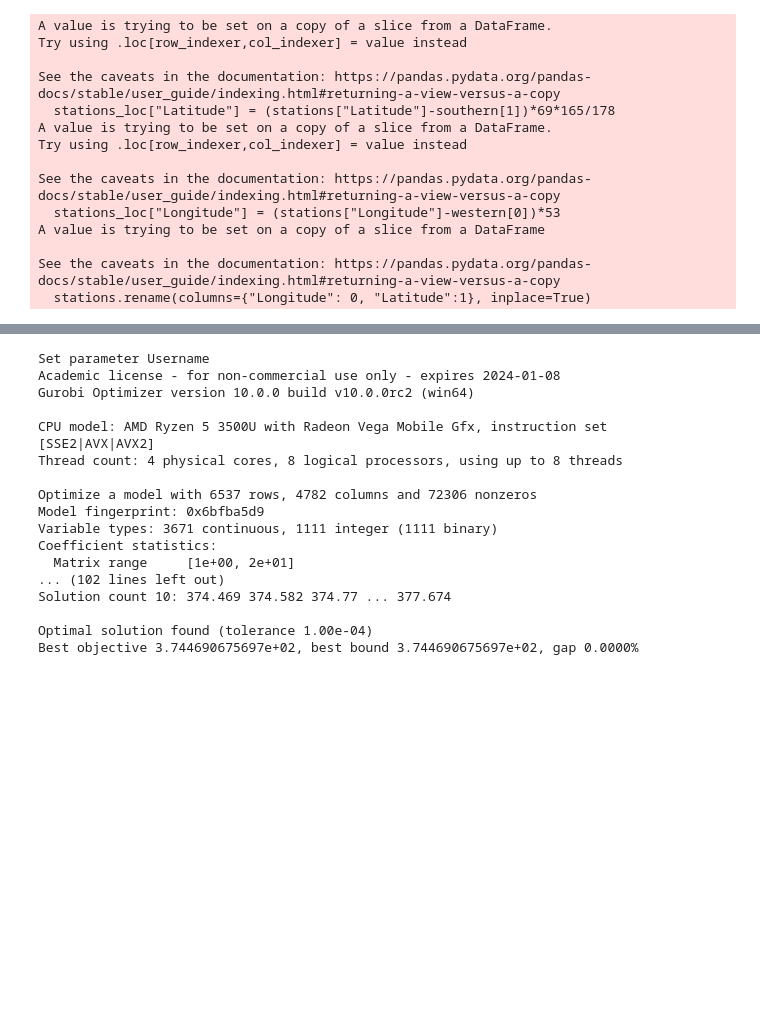
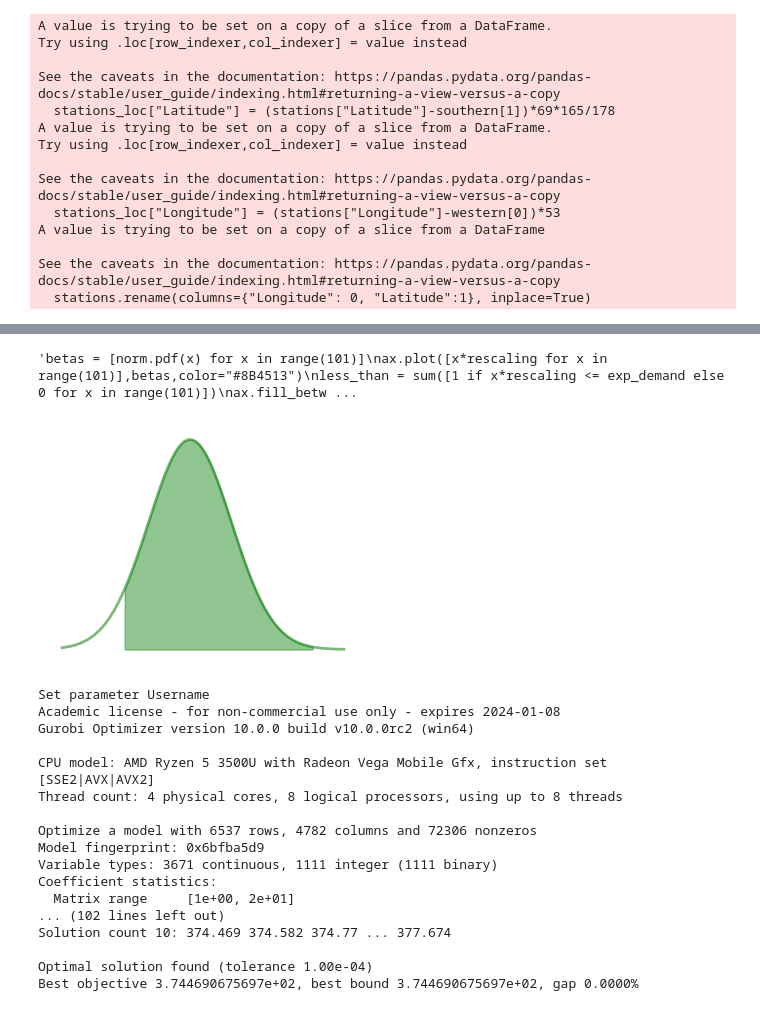
Before and after one commit to juanbeta98/MOPTA-23, a Jupyter notebook: Scheduling.ipynb, the cells around one changed output, grey strips where cells are left out. Cells and saved outputs as stored; diff of their text form; code cells hidden in the pictures; blank space fills up the shorter version.

```diff
--- a/Scheduling.ipynb
+++ b/Scheduling.ipynb
@@ -84,3 +86,24 @@ print(f"{oor} Out-of-range Stations")
+# %%
+from scipy.stats import norm
+
+fig,ax = plt.subplots(nrows=1,ncols=1,figsize=(4,3))
+x = np.linspace(norm.ppf(0.001),
+                norm.ppf(0.9999), 100)
+ax.plot((x), norm.pdf(x),'r-', lw=2, alpha=0.6, label='norm pdf',color="forestgreen")
+
+ax.fill_between([i for i in x if i >= -1.6 and i <= 3],[0 for i in x if i >= -1.6 and i <= 3],[norm.pdf(i) for i in x if i>=-1.6 and i<=3],alpha=0.5,color="forestgreen")
+ax.spines[["top","bottom","left","right"]].set_visible(False)
+ax.set_xticks([]); ax.set_yticks([])
+
+'''betas = [norm.pdf(x) for x in range(101)]
+ax.plot([x*rescaling for x in range(101)],betas,color="#8B4513")
+less_than = sum([1 if x*rescaling <= exp_demand else 0 for x in range(101)])
+ax.fill_between([exp_demand]+[x*rescaling for x in range(less_than-1,101)],[0 for i in range(less_than-2,101)],[beta.pdf(exp_demand/100,a=beta_p[0],b=beta_p[1])]+[betas[i] for i in range(less_than-1,101)],alpha=0.5,color="#8B4513")
+
+ax.set_ylim(0,2.5)'''
+# %% [output]
+'betas = [norm.pdf(x) for x in range(101)]\nax.plot([x*rescaling for x in range(101)],betas,color="#8B4513")\nless_than = sum([1 if x*rescaling <= exp_demand else 0 for x in range(101)])\nax.fill_betw ...
+[figure, added]
 # %%
 def feasibility_vehic_to_locations(df_vehic,v,r, df_loc, steps_per_hour, driving_speed, charging_speed, T):
     distances = {s:euclidean((df_vehic.loc[v,0], df_vehic.loc[v,1]), (df_loc.loc[s,0], df_loc.loc[s,1])) for s in range(1,df_loc.shape[0]+1)}
```
Also changed, not shown: parts of 1 cell of this notebook, 7 other files.
